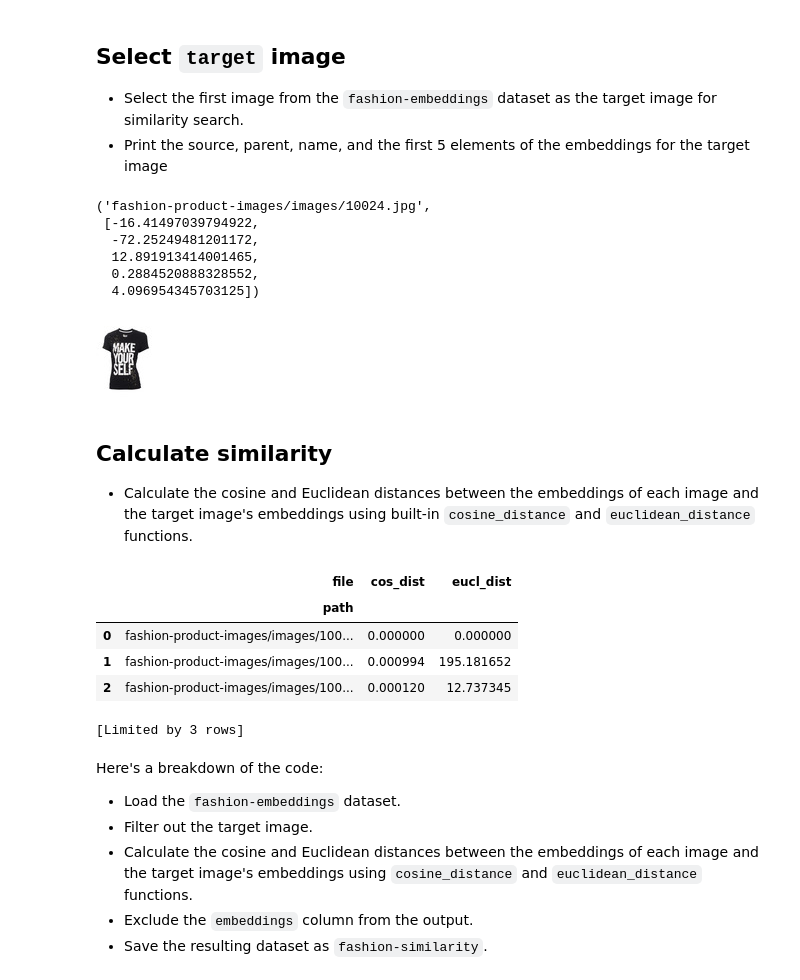
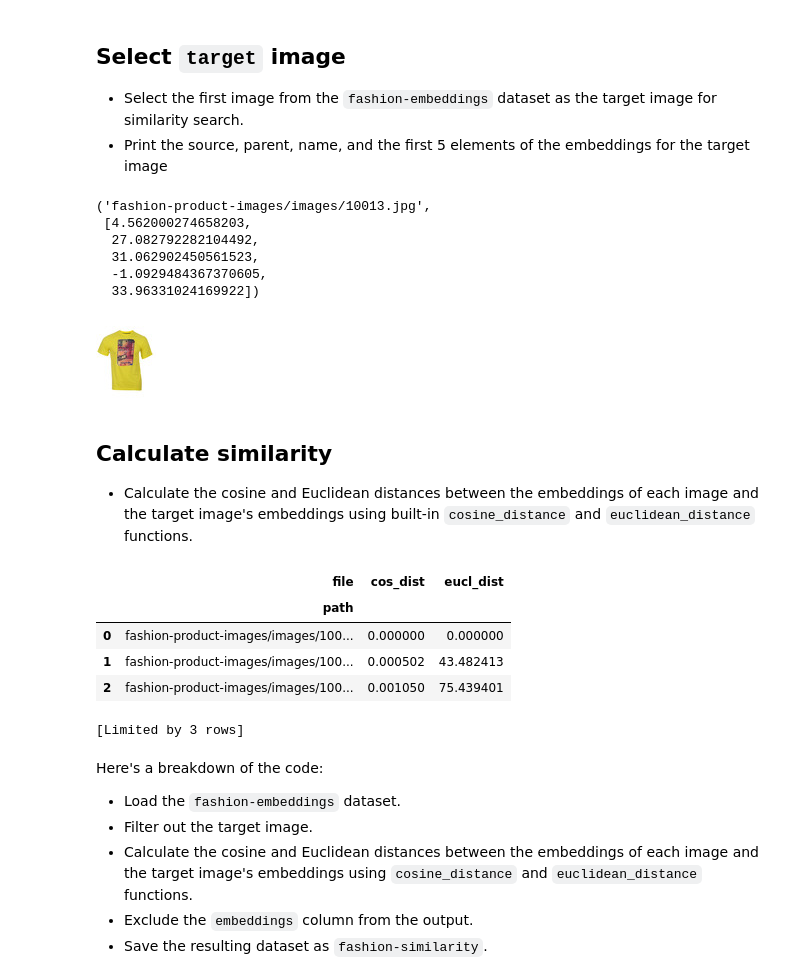
Before and after one commit to datachain-ai/datachain-examples, a Jupyter notebook: computer_vision/fashion_product_images/2-working-with-image-datachains.ipynb, the cells around one changed output. Cells and saved outputs as stored; diff of their text form; code cells hidden in the pictures.

Commit message:
update/fix the fashion dataset processing 2

```diff
--- a/computer_vision/fashion_product_images/2-working-with-image-datachains.ipynb
+++ b/computer_vision/fashion_product_images/2-working-with-image-datachains.ipynb
@@ -248,12 +215,19 @@ def train_test_split(name) -> str:
 # %%
-# Add signal
+from datachain.toolkit import train_test_split
 
-dc = (
-    DataChain.from_dataset("fashion-product-images")
+dc_filtered = (
+    dc.read_dataset("fashion-product-images")
     .filter((C("masterCategory") == "Apparel") & (C("subCategory") == "Topwear"))
-    .map(split=train_test_split, params=["file.path"], output=str)
-    .save()
+    .persist()
 )
 
-dc.show(3)
+train, test, val = train_test_split(dc_filtered, [0.7, 0.2, 0.1])
+
+dc_train = train.save("fashion-train")
+dc_test = test.save("fashion-test")
+dc_val = val.save("fashion-val")
+
+print(train.count())
+print(val.count())
+print(test.count())
 # %% [output]
@@ -377,47 +337,47 @@ from datachain.sql.functions.array import cosine_distance, euclidean_distance
 # Get a "target" image for a similarity search
 
 TARGET_PATH, TARGET_EMB =  (
-    DataChain.from_dataset("fashion-embeddings")
+    dc.read_dataset("fashion-embeddings")
     .select("file.path", "embeddings" )
     .results()[0]                   # <- Select the first item
 )
 
 TARGET_PATH, TARGET_EMB[:5]
 # %% [output]
-('fashion-product-images/images/10024.jpg',
- [-16.41497039794922,
-  -72.25249481201172,
-  12.891913414001465,
-  0.2884520888328552,
-  4.096954345703125])
+('fashion-product-images/images/10013.jpg',
+ [4.562000274658203,
+  27.082792282104492,
+  31.062902450561523,
+  -1.0929484367370605,
+  33.96331024169922])
 # %%
 # Preview the target image
 
-sample = DataChain.from_dataset("fashion-embeddings").filter(C("file.path") == TARGET_PATH).save()
+sample = dc.read_dataset("fashion-embeddings").filter(C("file.path") == TARGET_PATH).persist()
 img = next(sample.collect("file")).read()
 img
 # %% [output]
-[figure, old version]
+[figure, new version]
 # %% [markdown]
 ## Calculate similarity
 
 - Calculate the cosine and Euclidean distances between the embeddings of each image and the target image's embeddings using built-in `cosine_distance` and `euclidean_distance` functions.
 # %%
-dc = (
-    DataChain(name="fashion-embeddings")
+dc_similar = (
+    dc.read_dataset("fashion-embeddings")
     .mutate(
         cos_dist=cosine_distance(C("embeddings"), TARGET_EMB),
         eucl_dist=euclidean_distance(C("embeddings"), TARGET_EMB),
     )
     .save("fashion-similarity")
 )
-dc.select("file.path", "cos_dist", "eucl_dist").show(3)
+dc_similar.select("file.path", "cos_dist", "eucl_dist").show(3)
 # %% [output]
 |  | file | cos_dist | eucl_dist |
 |  | path |  |  |
 | 0 | fashion-product-images/images/100... | 0.000000 | 0.000000 |
-| 1 | fashion-product-images/images/100... | 0.000994 | 195.181652 |
-| 2 | fashion-product-images/images/100... | 0.000120 | 12.737345 |
+| 1 | fashion-product-images/images/100... | 0.000502 | 43.482413 |
+| 2 | fashion-product-images/images/100... | 0.001050 | 75.439401 |
 [Limited by 3 rows]
 # %% [markdown]
 Here's a breakdown of the code:
```
Also changed, not shown: parts of 39 cells of this notebook, 1 other file.
